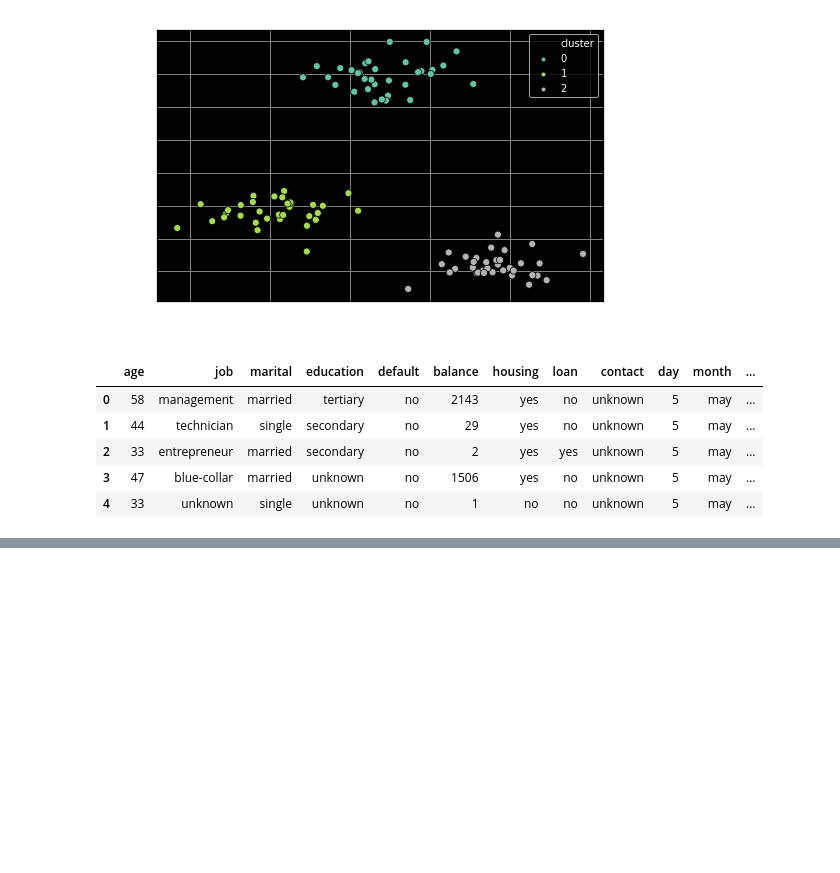
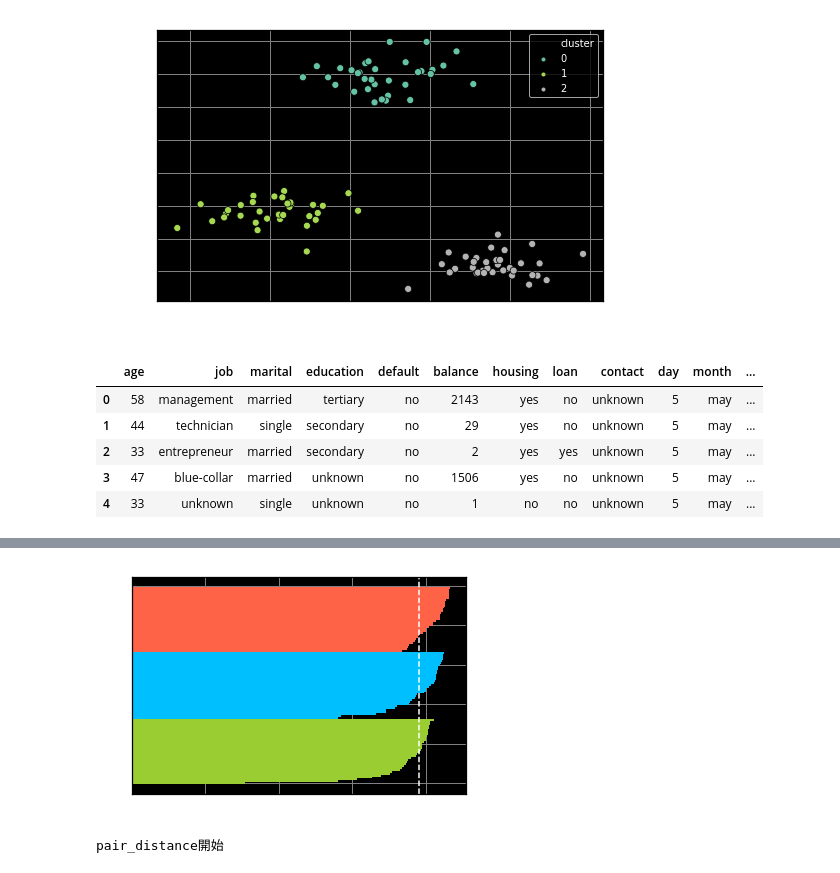
Before and after one commit to yugitti/DataSciencePractice, a Jupyter notebook: ch9.ipynb, the cells around one changed output, grey strips where cells are left out. Drawn from its saved outputs; the diff is of its cells as text; code cells hidden in the pictures; blank space fills up the shorter version.

```diff
--- a/ch9.ipynb
+++ b/ch9.ipynb
@@ -52,0 +121,3 @@ df.head()
+# %%
+km = KMeans(init="random", n_clusters=3, random_state=0)
+c = km.fit_predict(X)
@@ -52,0 +126,5 @@ df.head()
+# %%
+def pair_distance(X):
+    G = np.dot(X, X.T)
+    H = np.tile(np.diag(G), (np.size(X.T, 1), 1))
+    return np.sqrt(H - 2*G + H.T)
@@ -52,0 +160,19 @@ df.head()
+# %%
+def drawSilhouette_samples(X, c, s):
+    XCS= np.c_[X, c,s]
+    labels = np.unique(c)
+    y_min, y_max = 0, 0
+    s_avg = s.mean()
+    for l in labels:
+        temp = XCS[c == l]
+        temp = temp[np.argsort(temp[:, 3])]
+        y_max = len(temp) + y_min
+        plt.barh(range(y_min, y_max), temp[:,3], height=1, edgecolor='none')
+        y_min = y_max
+    plt.axvline(s_avg, linestyle='--')
+# %%
+s = mySilhouette_samples(X, c)
+# %%
+drawSilhouette_samples(X, c, s)
+# %% [output]
+[figure, added]
@@ -52,0 +188,4 @@ df.head()
+# %%
+s = mySilhouette_samples(X, c)
+# %% [output]
+pair_distance開始
```
Also changed, not shown: parts of 17 cells of this notebook.
